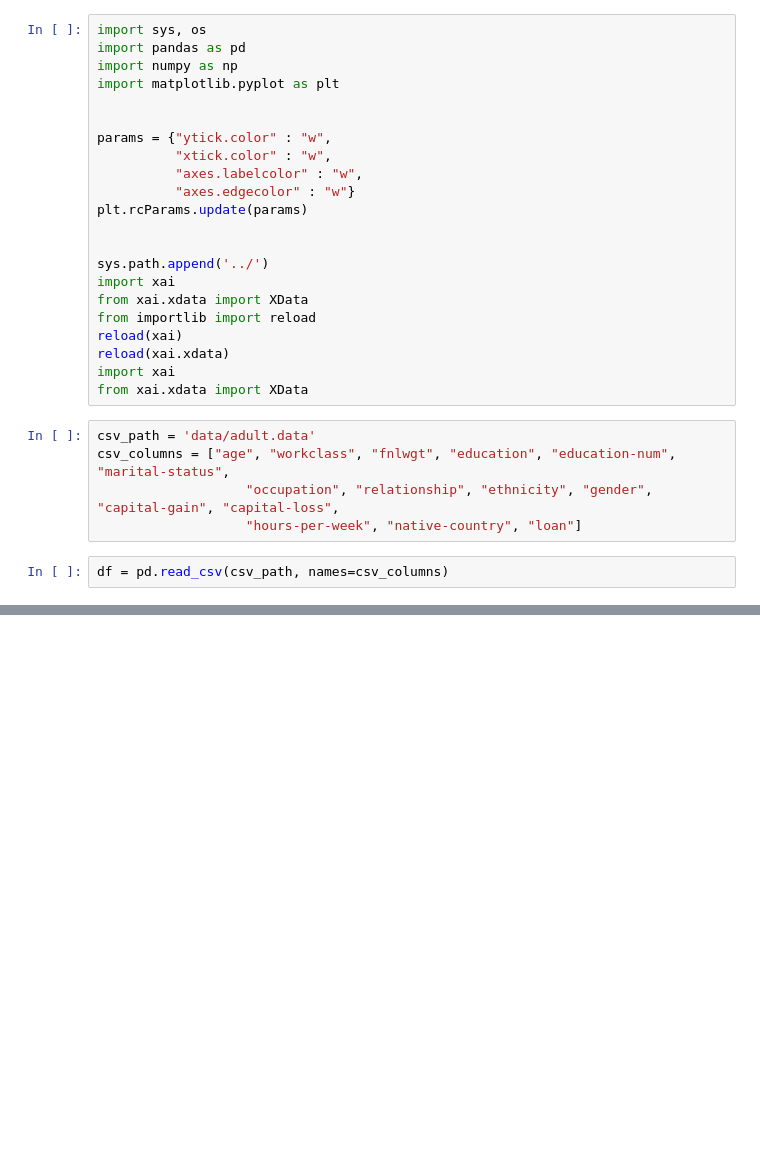
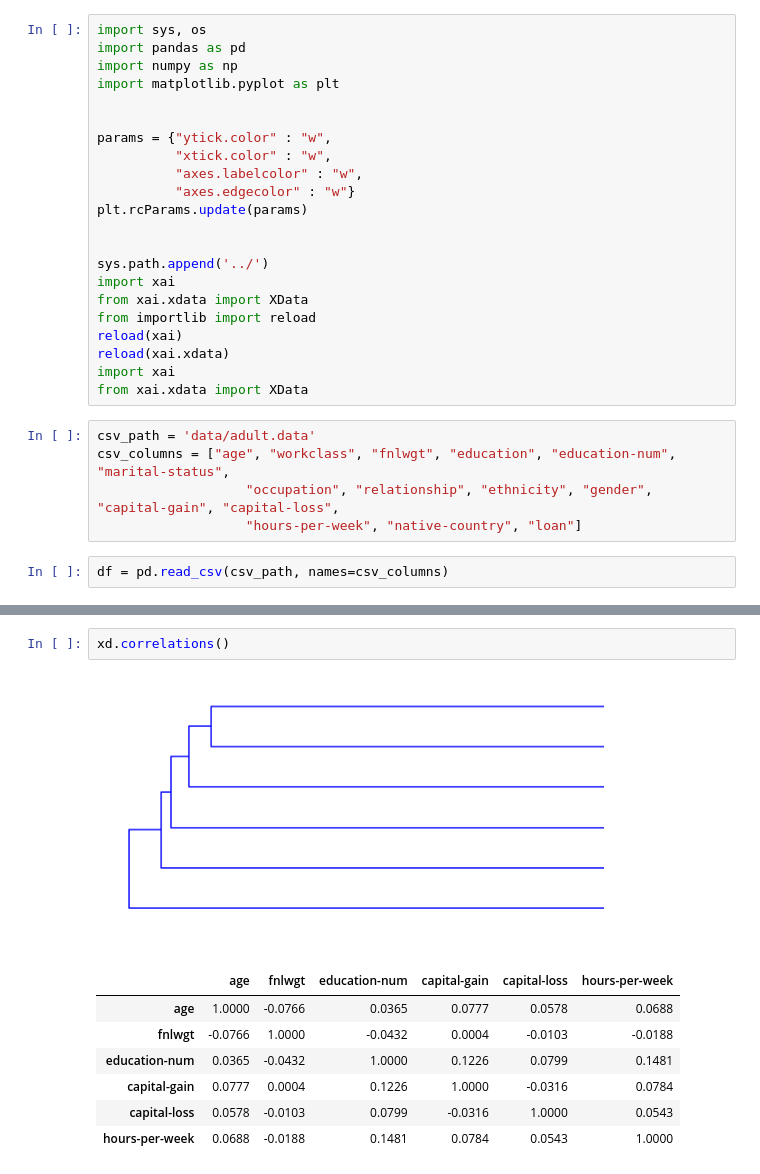
Before and after one commit to EthicalML/xai, a Jupyter notebook: examples/XData Example Usage.ipynb, the cells around one changed output, grey strips where cells are left out. Saved outputs shown, nothing was run; the diff lists cells and outputs as text; blank space fills up the shorter version.

```diff
--- a/examples/XData Example Usage.ipynb
+++ b/examples/XData Example Usage.ipynb
@@ -78,2 +75,13 @@ xd.show_imbalance("gender", cross_column_names=["loan"])
 # %% [output]
 [figure]
+# %%
+xd.correlations()
+# %% [output]
+[figure, added]
+|  | age | fnlwgt | education-num | capital-gain | capital-loss | hours-per-week |
+| age | 1.0000 | -0.0766 | 0.0365 | 0.0777 | 0.0578 | 0.0688 |
+| fnlwgt | -0.0766 | 1.0000 | -0.0432 | 0.0004 | -0.0103 | -0.0188 |
+| education-num | 0.0365 | -0.0432 | 1.0000 | 0.1226 | 0.0799 | 0.1481 |
+| capital-gain | 0.0777 | 0.0004 | 0.1226 | 1.0000 | -0.0316 | 0.0784 |
+| capital-loss | 0.0578 | -0.0103 | 0.0799 | -0.0316 | 1.0000 | 0.0543 |
+| hours-per-week | 0.0688 | -0.0188 | 0.1481 | 0.0784 | 0.0543 | 1.0000 |
```
Also changed, not shown: parts of 15 cells of this notebook, 1 other file.
